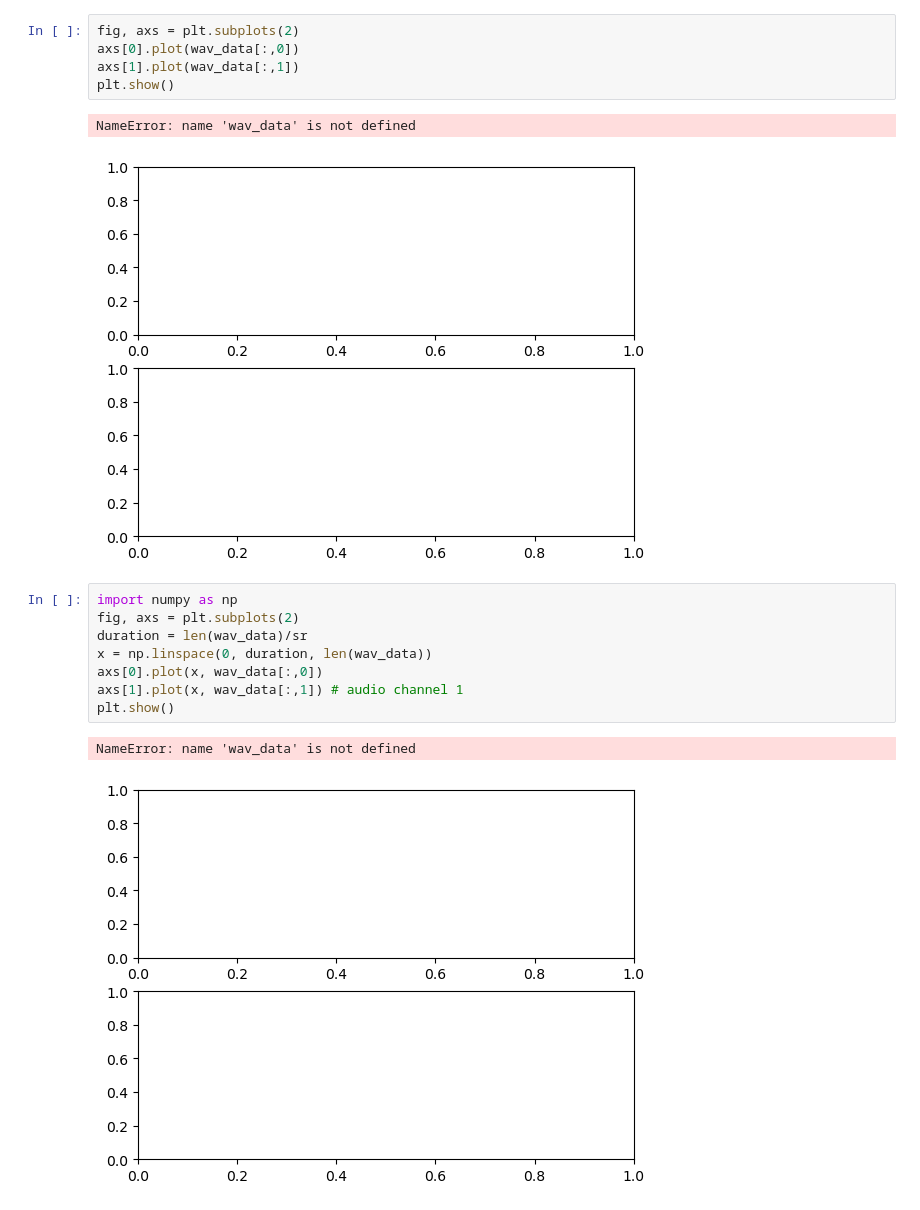
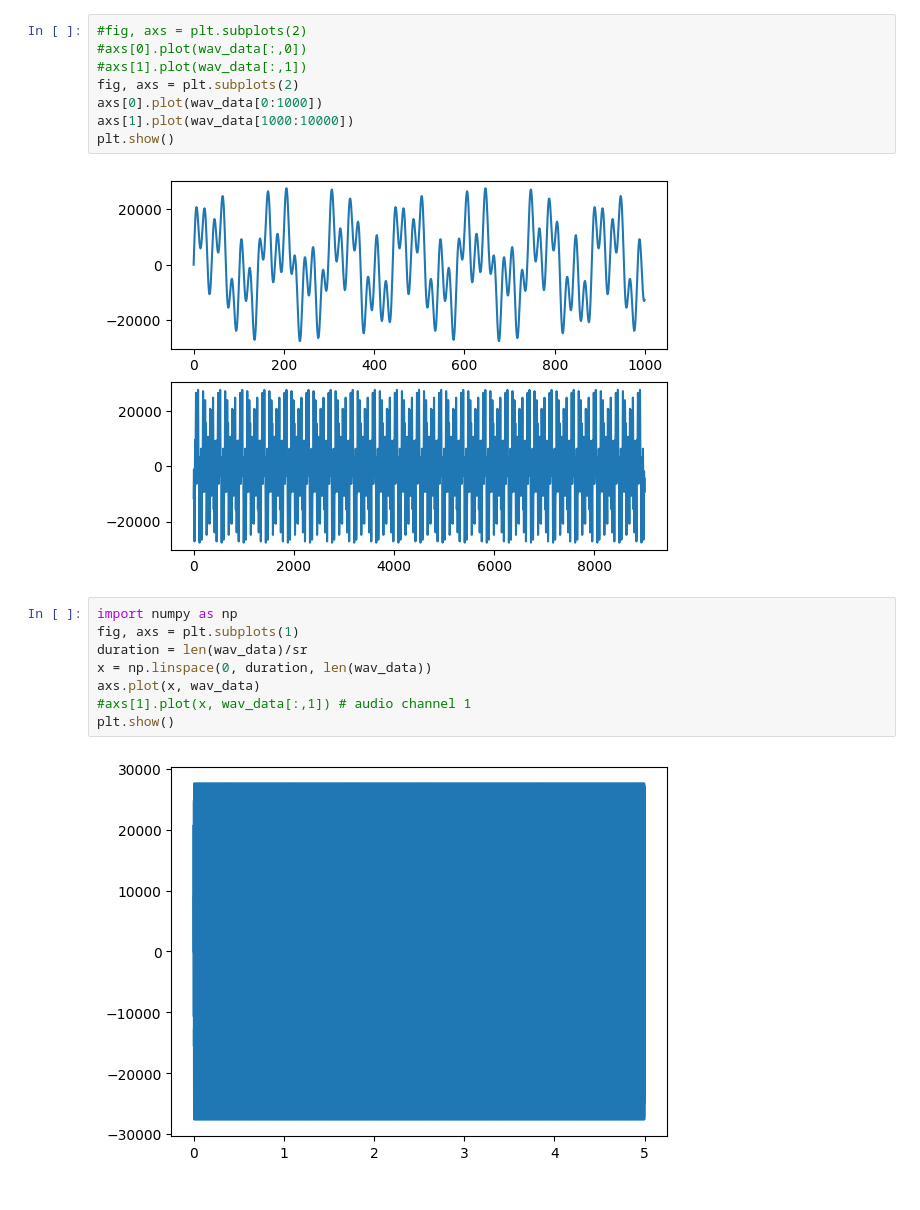
Before and after one commit to kglavin/audiodsp, a Jupyter notebook: projects/00_Audio_Signals/AudioSignals.ipynb, the cells around one changed output. Saved outputs shown, nothing was run; the diff lists cells and outputs as text.

Commit message:
mono only so change base plots to use mono wav

```diff
--- a/projects/00_Audio_Signals/AudioSignals.ipynb
+++ b/projects/00_Audio_Signals/AudioSignals.ipynb
@@ -21,20 +22,21 @@ NameError: name 'wav_data' is not defined
 # %%
+#fig, axs = plt.subplots(2)
+#axs[0].plot(wav_data[:,0])
+#axs[1].plot(wav_data[:,1])
 fig, axs = plt.subplots(2)
-axs[0].plot(wav_data[:,0])
-axs[1].plot(wav_data[:,1])
+axs[0].plot(wav_data[0:1000])
+axs[1].plot(wav_data[1000:10000])
 plt.show()
 # %% [output]
-NameError: name 'wav_data' is not defined
-[figure, old version]
+[figure, new version]
 # %%
 import numpy as np
-fig, axs = plt.subplots(2)
+fig, axs = plt.subplots(1)
 duration = len(wav_data)/sr
 x = np.linspace(0, duration, len(wav_data))
-axs[0].plot(x, wav_data[:,0])
-axs[1].plot(x, wav_data[:,1]) # audio channel 1
+axs.plot(x, wav_data)
+#axs[1].plot(x, wav_data[:,1]) # audio channel 1
 plt.show()
 # %% [output]
-NameError: name 'wav_data' is not defined
-[figure, old version]
+[figure, new version]
 # %%
```
Also changed, not shown: parts of 8 cells of this notebook.
